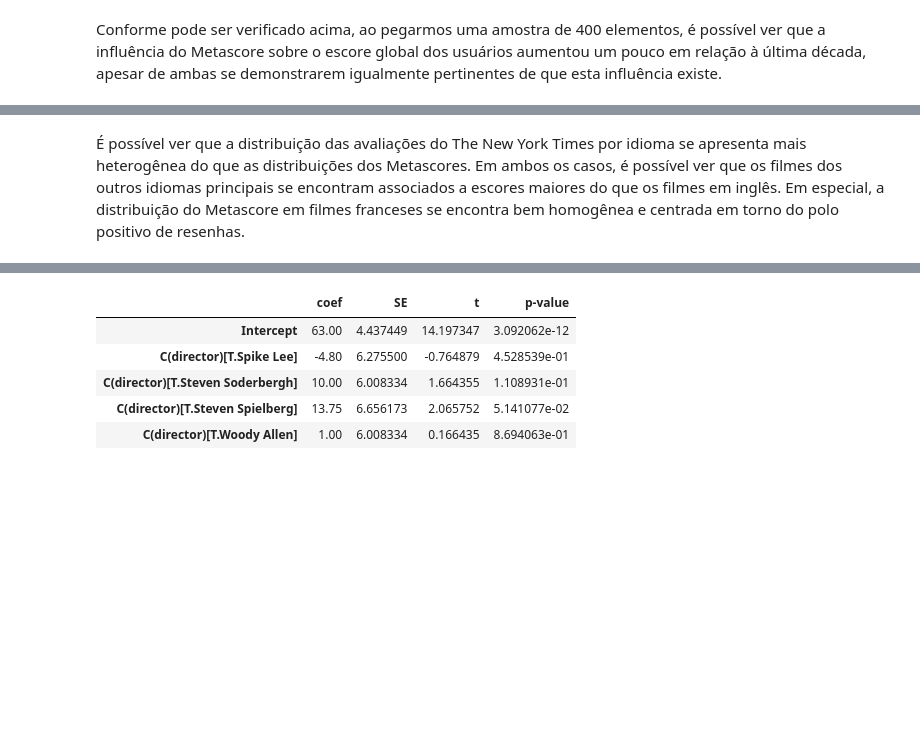
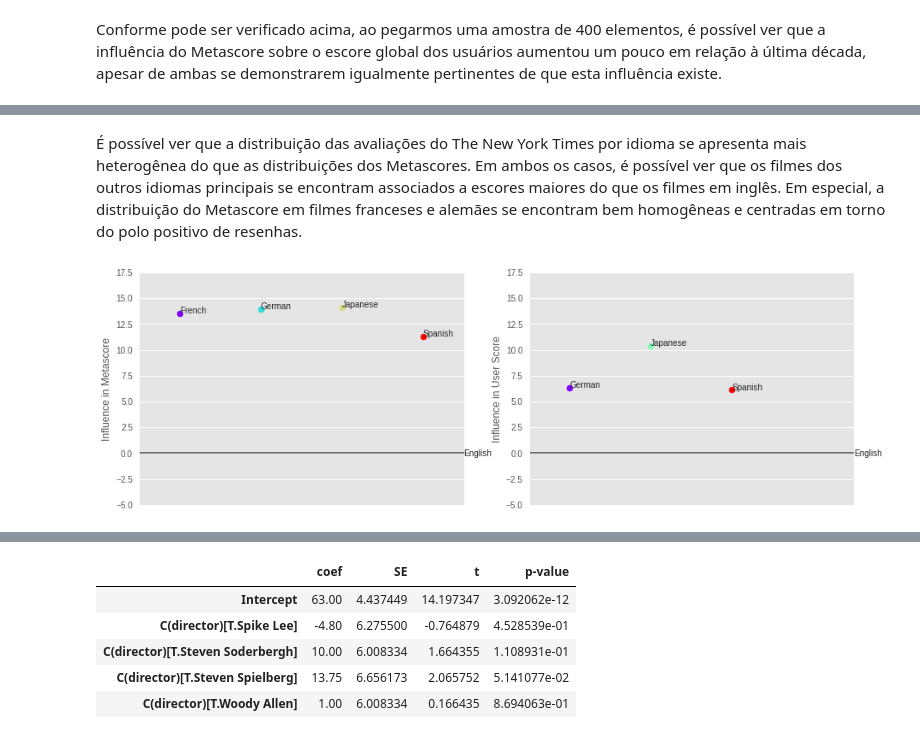
Before and after one commit to gabrieldluca/2017-2-projeto-metascience, a Jupyter notebook: notebooks/analysis.ipynb, the cells around one changed output, grey strips where cells are left out. Saved outputs shown, nothing was run; the diff lists cells and outputs as text; code cells hidden in the pictures; blank space fills up the shorter version.

```diff
--- a/notebooks/analysis.ipynb
+++ b/notebooks/analysis.ipynb
@@ -262,7 +278,7 @@ languagesQtd = movie_data.groupby('languages')[['metascore']].count().drop('unkn
 fiveLanguages = languagesQtd.nlargest(5, ['metascore'])
 fiveLanguages = [i for i in fiveLanguages.index.values]
 # %%
-getFiveLanguages = lambda i: i[11] in fiveLanguages
+getFiveLanguages = lambda i: i[12] in fiveLanguages
 topLanguagesDF = movie_data[list(map(getFiveLanguages, movie_data.itertuples()))]
 topLanguagesDF.languages.cat.remove_unused_categories(inplace=True)
 topLanguagesDF = topLanguagesDF.reset_index(drop=True).dropna()
@@ -304,2 +320,27 @@ for axis in axes: axis.set_xlabel('Language')
 # %% [markdown]
-É possível ver que a distribuição das avaliações do The New York Times por idioma se apresenta mais heterogênea do que as distribuições dos Metascores. Em ambos os casos, é possível ver que os filmes dos outros idiomas principais se encontram associados a escores maiores do que os filmes em inglês. Em especial, a distribuição do Metascore em filmes franceses se encontra bem homogênea e centrada em torno do polo positivo de resenhas.
+É possível ver que a distribuição das avaliações do The New York Times por idioma se apresenta mais heterogênea do que as distribuições dos Metascores. Em ambos os casos, é possível ver que os filmes dos outros idiomas principais se encontram associados a escores maiores do que os filmes em inglês. Em especial, a distribuição do Metascore em filmes franceses e alemães se encontram bem homogêneas e centradas em torno do polo positivo de resenhas.
+# %%
+meta = smf.ols('metascore ~ C(languages)', topLanguagesDF).fit()
+user = smf.ols('user_score ~ C(languages)', topLanguagesDF).fit()
+
+fig, axes = plt.subplots(ncols=2, figsize=(15,5))
+for axis, model in zip(axes, [meta, user]):
+    result = pd.concat([model.params, model.bse, model.tvalues, model.pvalues],
+                        axis=1, keys=['coef', 'SE', 't', 'p-value'])
+    result = result[result['p-value'] < 0.01].drop('Intercept')
+
+    for i, j, color in zip(range(len(result)), result.coef, RAINBOW_COLORS(len(result))):
+        axis.scatter(i, j, color=color)
+    for i, txt in enumerate(result.index):
+        txt = txt[15:-1]
+        axis.annotate(txt, (range(15)[i], result.coef[i]))
+    t = axis.set_xticks([]); axis.set_xlim(-0.5, 3.5)
+    t = axis.set_yticks(np.arange(-5, 20, 2.5))
+    axis.axhline(0, color='black', alpha=0.6)
+    axis.annotate('English', (3.5, -0.3))
+
+axes[0].set_ylabel('Influence in Metascore')
+axes[1].set_ylabel('Influence in User Score')
+plt.savefig('../observations/score-infl-per-lang.png')
+# %% [output]
+[figure, added]
```
Also changed, not shown: parts of 29 cells of this notebook, 5 other files.
